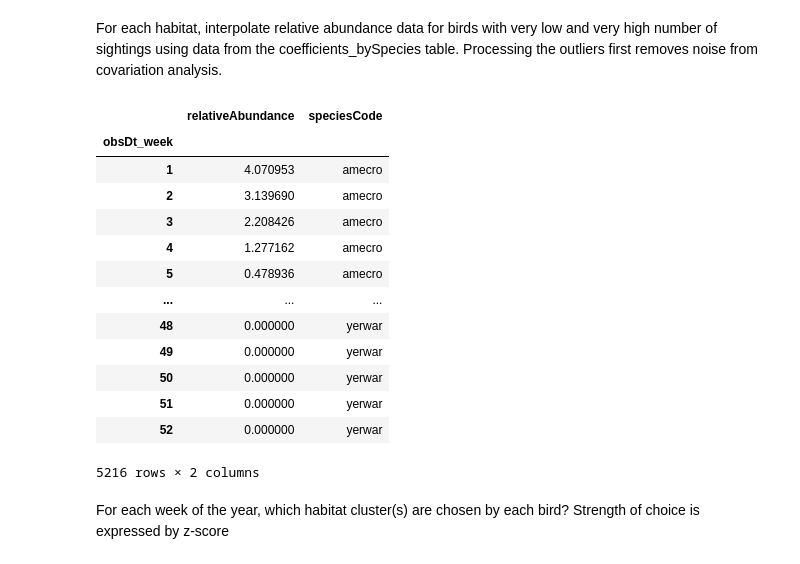
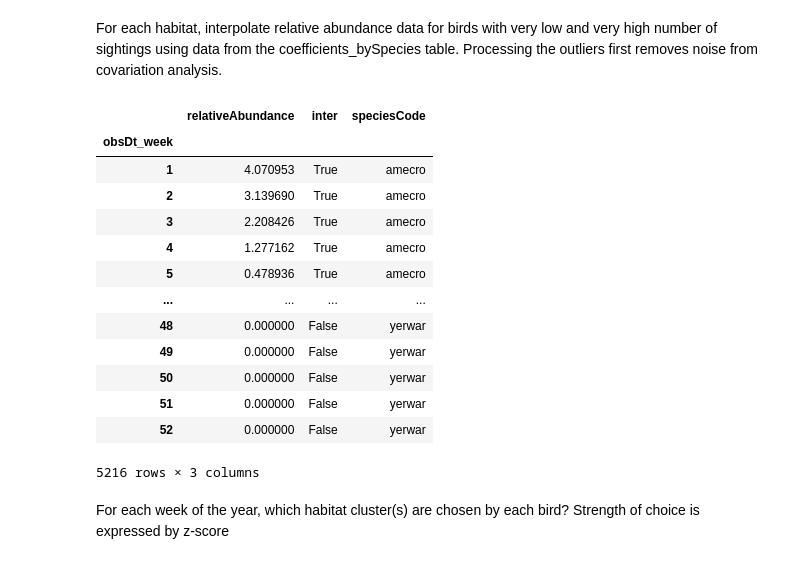
Before and after one commit to Tanag3r/trailheadDirect_birds, a Jupyter notebook: trailheadHabitat_analysis.ipynb, the cells around one changed output. Cells and saved outputs as stored; diff of their text form; code cells hidden in the pictures.

Commit message:
added processed flag to results of outlierAbd

```diff
--- a/trailheadHabitat_analysis.ipynb
+++ b/trailheadHabitat_analysis.ipynb
@@ -235,11 +234,16 @@ def build_outlierAbd(abundanceFrame: pd.DataFrame,habitatLocIds: list,cnx):
         for species in coeff.itertuples():
             habitatAbd = abundanceFrame[abundanceFrame['speciesCode'] == species.speciesCode].reset_index()
             habitatAbd = habitatAbd[['relativeAbundance','obsDt_week']].set_index('obsDt_week')
+            habitatAbd['inter'] = bool
             if species.group == 3:
                 habitatAbd['relativeAbundance'] = habitatAbd['relativeAbundance'].interpolate(method='linear',limit=5,limit_direction='both')
+                habitatAbd['inter'] = True
             if species.group == 1:
                 habitatAbd['relativeAbundance'] = habitatAbd['relativeAbundance'].interpolate(method='polynomial',order=2,limit=3,limit_direction='both')
                 habitatAbd.fillna(value=0,inplace=True)
+                habitatAbd['inter'] = True
+            if species.group == 2:
+                habitatAbd['inter'] = False
             habitatAbd = habitatAbd.assign(speciesCode=species.speciesCode)
             resultList.append(habitatAbd)
         results = pd.concat(resultList)
@@ -247,22 +251,23 @@ def build_outlierAbd(abundanceFrame: pd.DataFrame,habitatLocIds: list,cnx):
         raise buildExc
     return results
 # %%
-build_outlierAbd(abundanceFrame=habOne_abundance,habitatLocIds=loclist_one,cnx=connectDB())
+habOne_processed = build_outlierAbd(abundanceFrame=habOne_abundance,habitatLocIds=loclist_one,cnx=connectDB())
+habOne_processed
 # %% [output]
-|  | relativeAbundance | speciesCode |
-| obsDt_week |  |  |
-| 1 | 4.070953 | amecro |
-| 2 | 3.139690 | amecro |
-| 3 | 2.208426 | amecro |
-| 4 | 1.277162 | amecro |
-| 5 | 0.478936 | amecro |
-| ... | ... | ... |
-| 48 | 0.000000 | yerwar |
-| 49 | 0.000000 | yerwar |
-| 50 | 0.000000 | yerwar |
-| 51 | 0.000000 | yerwar |
-| 52 | 0.000000 | yerwar |
+|  | relativeAbundance | inter | speciesCode |
+| obsDt_week |  |  |  |
+| 1 | 4.070953 | True | amecro |
+| 2 | 3.139690 | True | amecro |
+| 3 | 2.208426 | True | amecro |
+| 4 | 1.277162 | True | amecro |
+| 5 | 0.478936 | True | amecro |
+| ... | ... | ... | ... |
+| 48 | 0.000000 | False | yerwar |
+| 49 | 0.000000 | False | yerwar |
+| 50 | 0.000000 | False | yerwar |
+| 51 | 0.000000 | False | yerwar |
+| 52 | 0.000000 | False | yerwar |
-5216 rows × 2 columns
+5216 rows × 3 columns
 # %% [markdown]
 For each week of the year, which habitat cluster(s) are chosen by each bird? Strength of choice is expressed by z-score
 # %% [markdown]
```
Also changed, not shown: parts of 3 cells of this notebook.
